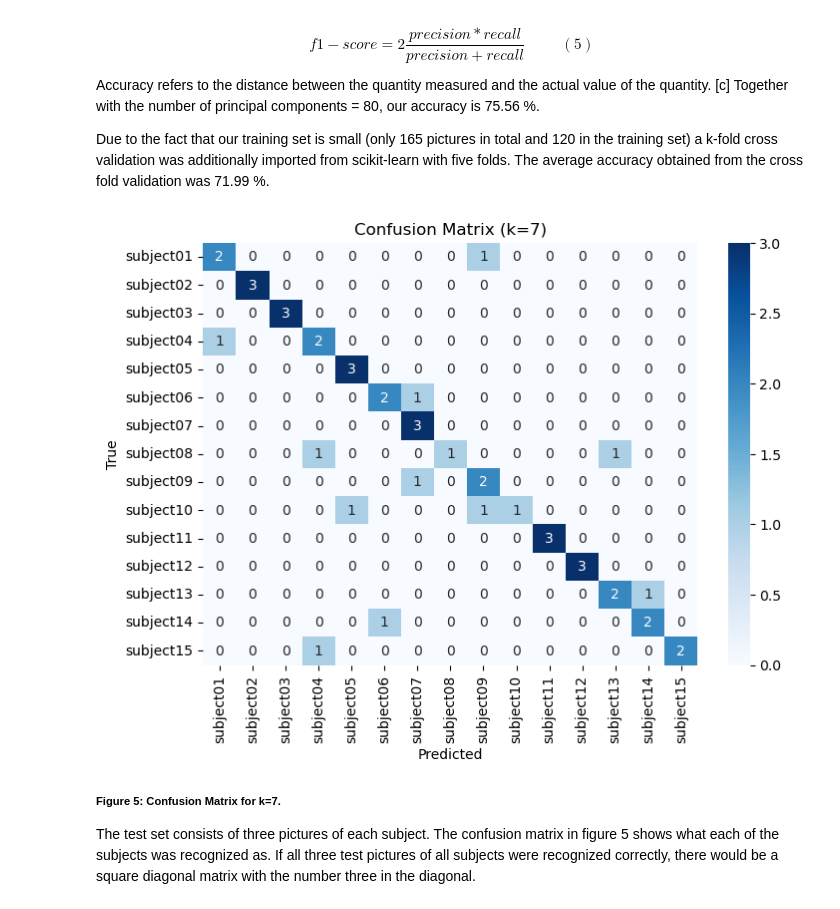
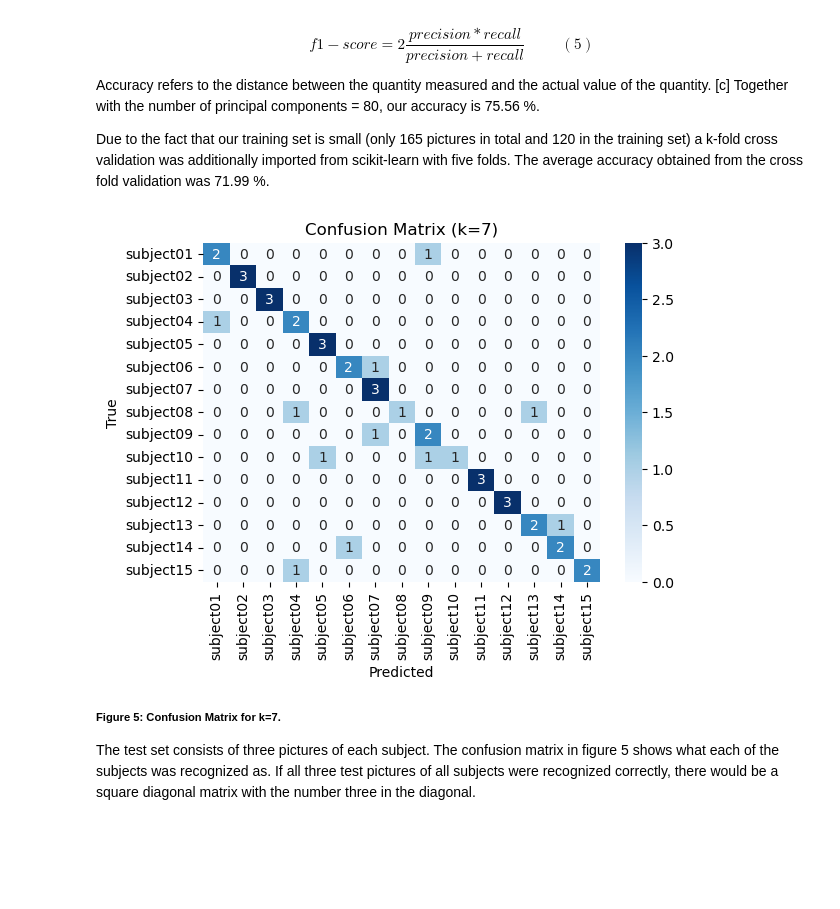
Before and after one commit to datascience-mobi-2023/topic01_team01, a Jupyter notebook: report2023.ipynb, the cells around one changed output. Cells and saved outputs as stored; diff of their text form; code cells hidden in the pictures; blank space fills up the shorter version.

```diff
--- a/report2023.ipynb
+++ b/report2023.ipynb
@@ -186,18 +185,18 @@ Due to the fact that our training set is small (only 165 pictures in total and 1
 # %%
 import seaborn as sns
 from KNN import confusion_matrix, y_test, y_pred, target, k
 
 confusion = confusion_matrix(y_test, y_pred)
 
-plt.figure(figsize=(8, 5.5))
+plt.figure(figsize=(6.4, 4.4))
 sns.heatmap(confusion, annot=True, cmap='Blues', fmt='d', xticklabels=target, yticklabels=target)
 plt.xlabel('Predicted')
 plt.ylabel('True')
 plt.title(f'Confusion Matrix (k={k})')
 plt.show()
 # kleiner ziehen??
 # %% [output]
-[figure, old version]
+[figure, new version]
 # %% [markdown]
 **<span style="font-size:0.8em;">Figure 5: Confusion Matrix for k=7.</span>**
 
```
Also changed, not shown: parts of 5 cells of this notebook.
